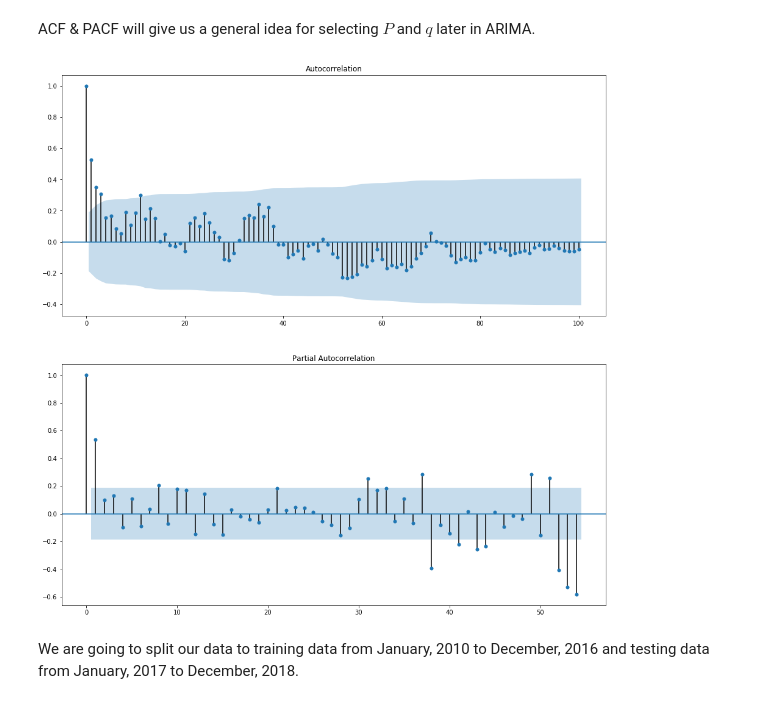
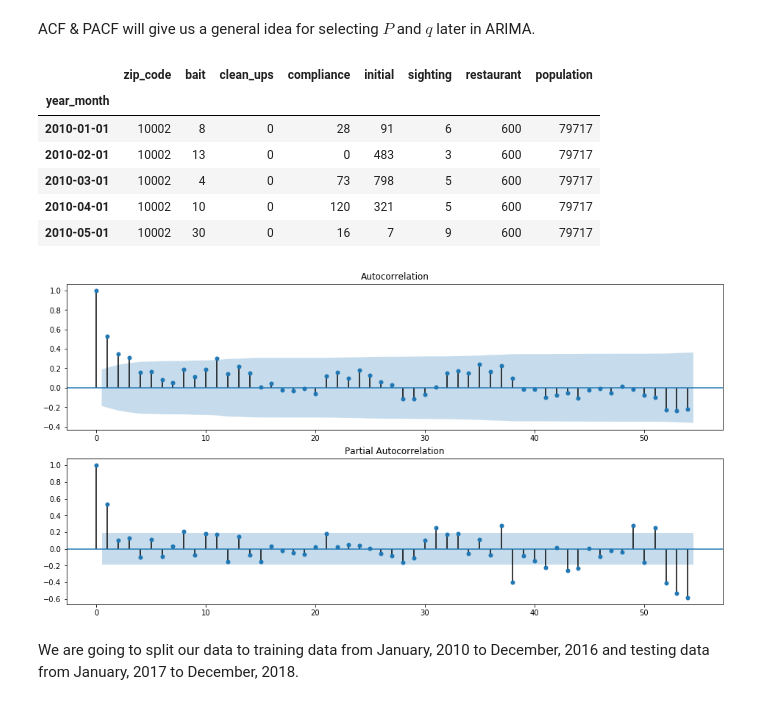
Before and after one commit to zhanzhanyu/Manhattan-Rats-Sightings-SARIMAX-Model, a Jupyter notebook: codes/03_modeling.ipynb, the cells around one changed output. Saved outputs shown, nothing was run; the diff lists cells and outputs as text; code cells hidden in the pictures.

```diff
--- a/codes/03_modeling.ipynb
+++ b/codes/03_modeling.ipynb
@@ -55,15 +55,25 @@ zip_10002['year_month']=pd.to_datetime(zip_10002['year_month'])
 zip_10002.set_index('year_month',inplace = True)
 zip_10002 = zip_10002.astype(int)
 zip_10002.head()
+# %%
+zip_10002.head()
+# %% [output]
+|  | zip_code | bait | clean_ups | compliance | initial | sighting | restaurant | population |
+| year_month |  |  |  |  |  |  |  |  |
+| 2010-01-01 | 10002 | 8 | 0 | 28 | 91 | 6 | 600 | 79717 |
+| 2010-02-01 | 10002 | 13 | 0 | 0 | 483 | 3 | 600 | 79717 |
+| 2010-03-01 | 10002 | 4 | 0 | 73 | 798 | 5 | 600 | 79717 |
+| 2010-04-01 | 10002 | 10 | 0 | 120 | 321 | 5 | 600 | 79717 |
+| 2010-05-01 | 10002 | 30 | 0 | 16 | 7 | 9 | 600 | 79717 |
 # %%
 # First half of 108 months' Autocorr and Partial Autocorr
-fig = plt.figure(figsize=(16,16))
+fig = plt.figure(figsize=(16,8))
 ax1 = fig.add_subplot(211)
 fig = plot_acf(zip_10002['sighting'], lags = 54, ax = ax1)
 ax2 = fig.add_subplot(212)
 fig = plot_pacf(zip_10002['sighting'], lags = 54, ax = ax2);
 # %% [output]
-[figure, old version]
+[figure, new version]
 # %% [markdown]
 We are going to split our data to training data from January, 2010 to December, 2016 and testing data from January, 2017 to December, 2018.
 # %%
```
Also changed, not shown: parts of 7 cells of this notebook, 7 other files.
